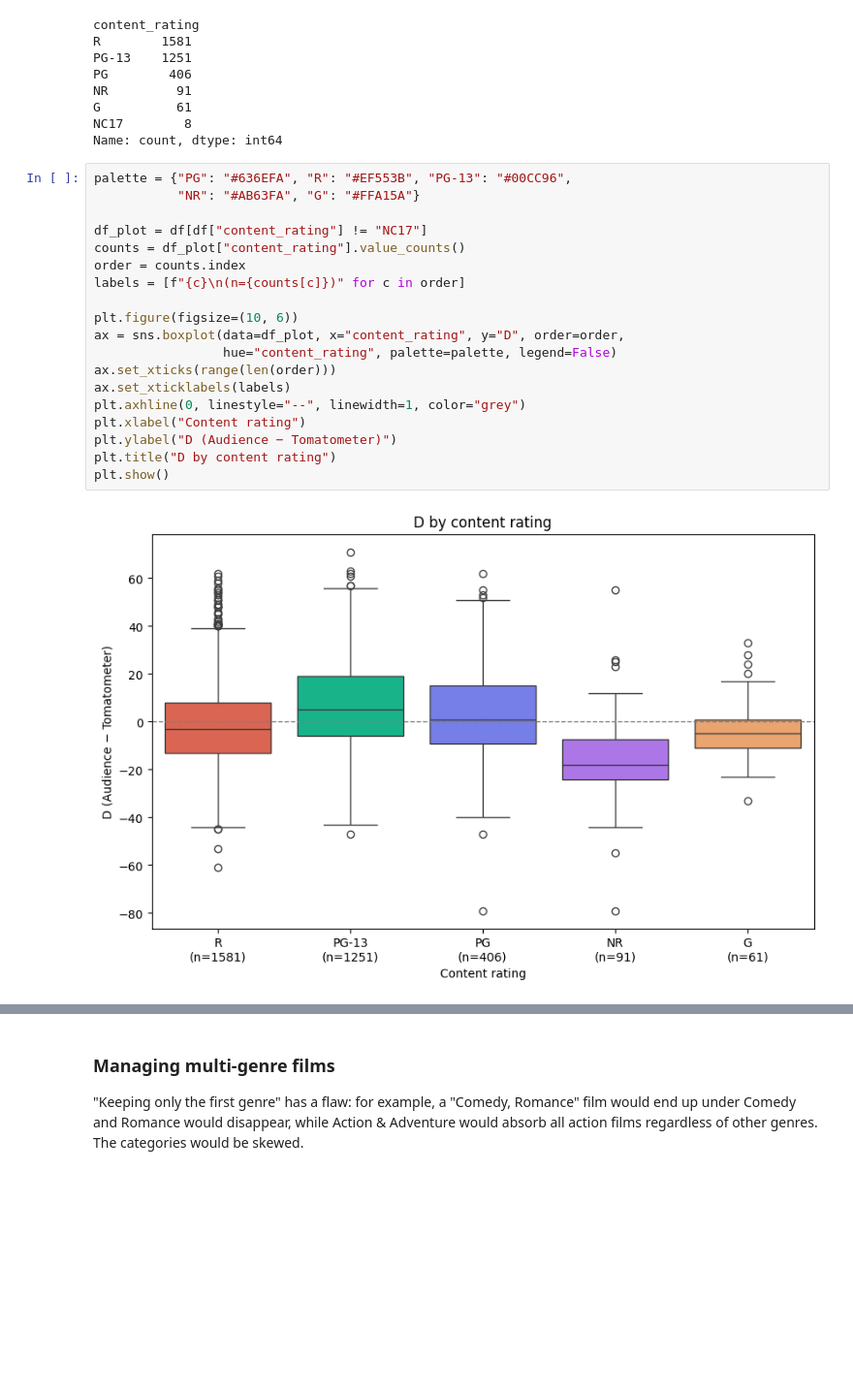
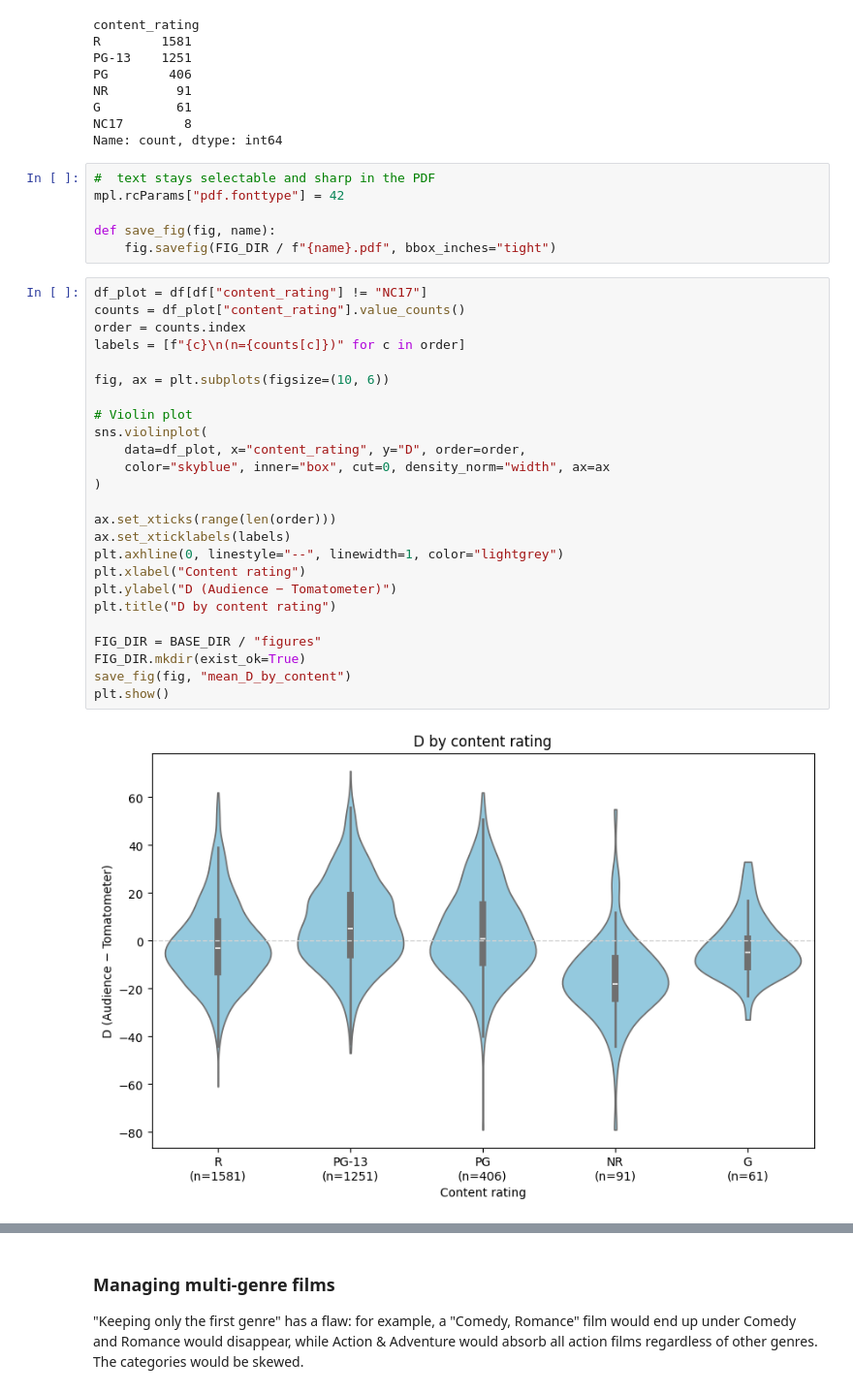
Before and after one commit to francescacoppo/movie-critics-vs-audience, a Jupyter notebook: 02_EDA.ipynb, the cells around one changed output, grey strips where cells are left out. Shown at 97% size. Saved outputs shown, nothing was run; the diff lists cells and outputs as text; blank space fills up the shorter version.

```diff
--- a/02_EDA.ipynb
+++ b/02_EDA.ipynb
@@ -224,25 +224,37 @@ NR         91
 G          61
 NC17        8
 Name: count, dtype: int64
+# %%
+#  text stays selectable and sharp in the PDF
+mpl.rcParams["pdf.fonttype"] = 42
+
+def save_fig(fig, name):
+    fig.savefig(FIG_DIR / f"{name}.pdf", bbox_inches="tight")
 # %%
-palette = {"PG": "#636EFA", "R": "#EF553B", "PG-13": "#00CC96",
-           "NR": "#AB63FA", "G": "#FFA15A"}
-
 df_plot = df[df["content_rating"] != "NC17"]
 counts = df_plot["content_rating"].value_counts()
 order = counts.index
 labels = [f"{c}\n(n={counts[c]})" for c in order]
 
-plt.figure(figsize=(10, 6))
-ax = sns.boxplot(data=df_plot, x="content_rating", y="D", order=order,
-                 hue="content_rating", palette=palette, legend=False)
+fig, ax = plt.subplots(figsize=(10, 6))
+
+# Violin plot
+sns.violinplot(
+    data=df_plot, x="content_rating", y="D", order=order,
+    color="skyblue", inner="box", cut=0, density_norm="width", ax=ax
+)
+
 ax.set_xticks(range(len(order)))
 ax.set_xticklabels(labels)
-plt.axhline(0, linestyle="--", linewidth=1, color="grey")
+plt.axhline(0, linestyle="--", linewidth=1, color="lightgrey")
 plt.xlabel("Content rating")
 plt.ylabel("D (Audience − Tomatometer)")
 plt.title("D by content rating")
+
+FIG_DIR = BASE_DIR / "figures"
+FIG_DIR.mkdir(exist_ok=True)
+save_fig(fig, "mean_D_by_content")
 plt.show()
 # %% [output]
-[figure, old version]
+[figure, new version]
 # %% [markdown]
```
Also changed, not shown: parts of 5 cells of this notebook.
